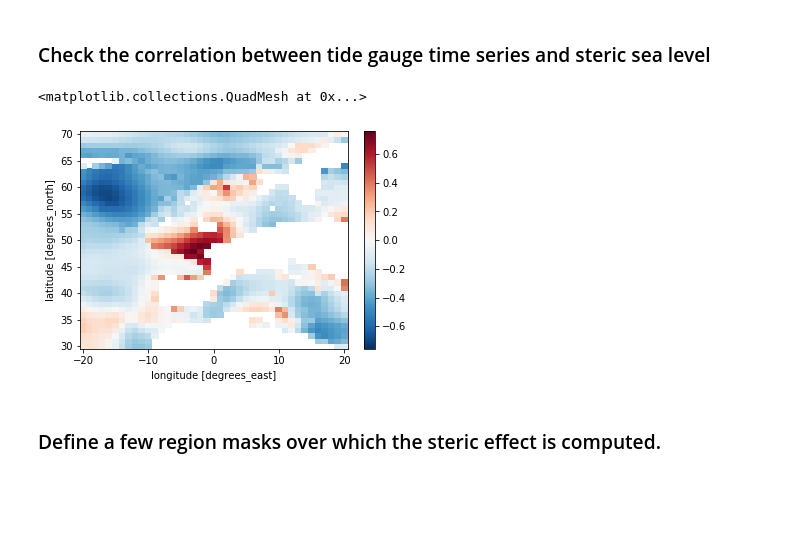
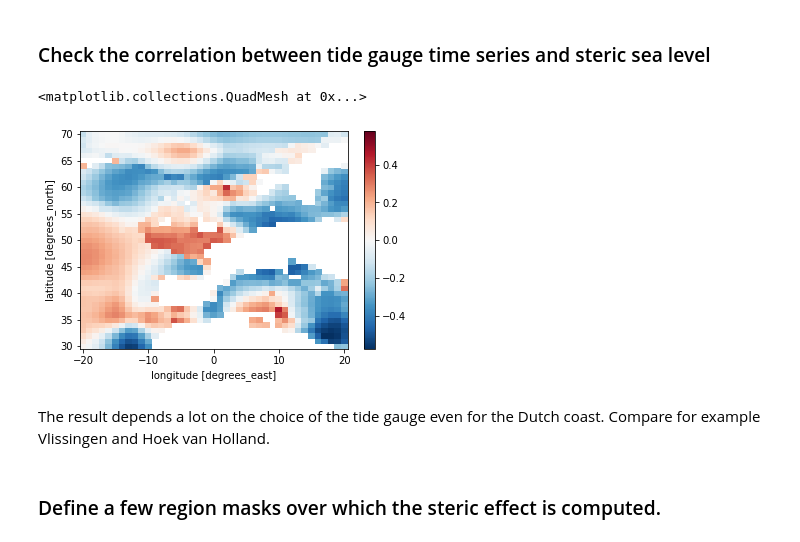
Before and after one commit to Jacobiaan/SLBudget, a Jupyter notebook: notebooks/Steric.ipynb, the cells around one changed output. Cells and saved outputs as stored; diff of their text form; code cells hidden in the pictures; blank space fills up the shorter version.

```diff
--- a/notebooks/Steric.ipynb
+++ b/notebooks/Steric.ipynb
@@ -78,23 +78,25 @@ StericSLVar.plot()
 # %% [markdown]
 ### Check the correlation between tide gauge time series and steric sea level
 # %%
-# Newlyn: 202, Brest: 1, Vlissingen: 20
-SeaLevel_df = slc.tide_gauge_obs([20], interp = True)
+# Newlyn: 202, Brest: 1, Vlissingen: 20, Hoek van Holland:22
+SeaLevel_df = slc.tide_gauge_obs([22], interp = True)
 SeaLevel_df.rename(columns={'Average' : 'height'}, inplace=True)
 
 # Compute the correlation of the detrended data set, with a running mean of 2 years
 StericSL_noNaN = xr.where(np.isnan(StericSL), 0, StericSL)
 # StericSLcor_dt = pearson_r_3D( signal.detrend( SeaLevel_df.height[SeaLevel_df.index >= 1993]),
 #                            signal.detrend( StericSL_noNaN.sel( time=slice( 1993, 2017)), axis=0), anom=False)
 StericSLcor_dt = pearson_r_3D( signal.detrend( SeaLevel_df.height.loc[1950:1980].rolling(2).mean().dropna() ),
                               signal.detrend( StericSL_noNaN.sel( time=slice( 1950, 1980)).rolling(time=2).mean().dropna('time'), axis=0)
                               , anom=False)
 StericSLcor_dt = xr.DataArray(StericSLcor_dt, dims=['lat', 'lon'],
                            coords={'lat' : StericSL.lat, 'lon' : StericSL.lon})
 StericSLcor_dt.plot()
 # %% [output]
 <matplotlib.collections.QuadMesh at 0x...>
-[figure, old version]
+[figure, new version]
+# %% [markdown]
+The result depends a lot on the choice of the tide gauge even for the Dutch coast. Compare for example Vlissingen and Hoek van Holland.
 # %% [markdown]
 ### Define a few region masks over which the steric effect is computed.
 # %%
```
Also changed, not shown: parts of 10 cells of this notebook, 1 other file.
